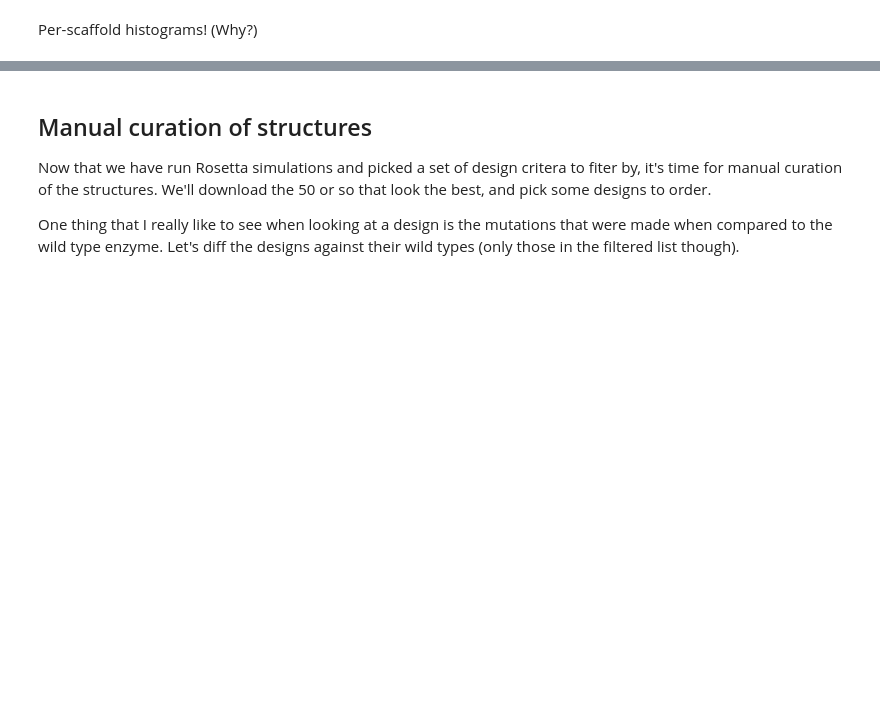
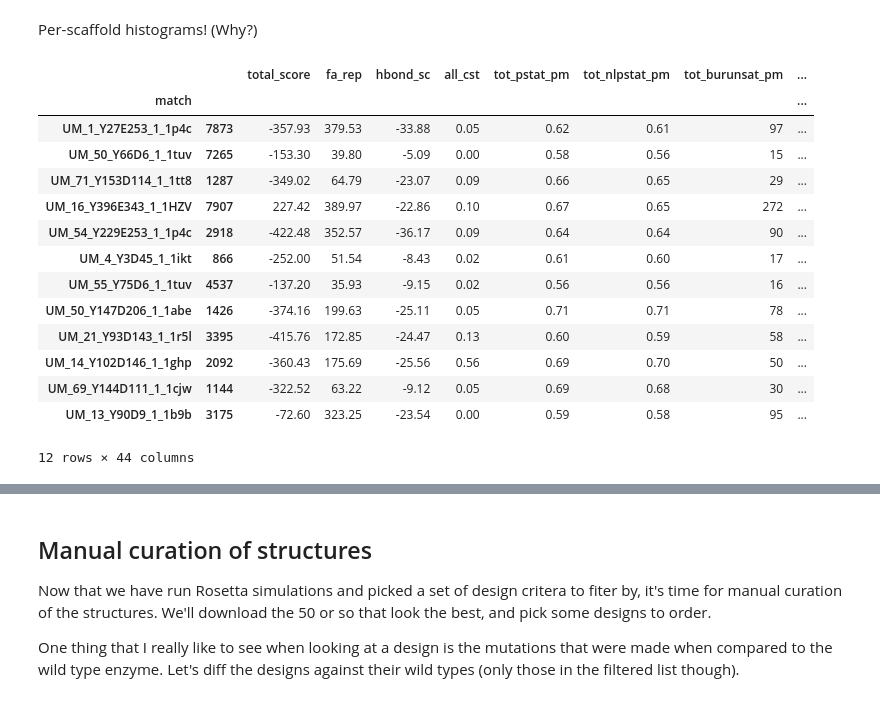
Before and after one commit to dacarlin/dnh-aro, a Jupyter notebook: Untitled.ipynb, the cells around one changed output, grey strips where cells are left out. Saved outputs shown, nothing was run; the diff lists cells and outputs as text; code cells hidden in the pictures; blank space fills up the shorter version.

```diff
--- a/Untitled.ipynb
+++ b/Untitled.ipynb
@@ -144,7 +147,7 @@ import matplotlib.pyplot as plt
 import pandas
 from glob import glob
 
-dfs = [ pandas.read_csv( i, sep='\s+' ) for i in glob( 'enzdes/out/*sc' ) ]
+dfs = [ pandas.read_csv( i, sep='\s+' ) for i in glob( 'results/*sc' ) ]
 df = pandas.concat( dfs ).dropna()
 df['scaffold'] = df.description.str.split( '_' ).str.get( 4 )
 df['match'] = df.description.str.split( '_11' ).str[0]
@@ -179,13 +182,11 @@ print len( grouped ), 'lowest from nstruct groups (should equal number of matche
 # %%
 filtered = grouped[
     ( grouped.all_cst < 1 ) &
-    ( grouped.SR_1_total_score < 0 ) &
-    ( grouped.SR_2_total_score < 0 ) &
-    ( grouped.SR_3_total_score < 0 ) &
-    ( grouped.SR_3_dsasa_1_2 > 0.9 )
+    ( grouped.SR_1_total_score < -1 ) &
+    ( grouped.SR_2_total_score < -1 ) &
+    ( grouped.SR_3_total_score < -1 ) &
+    ( grouped.SR_3_dsasa_1_2 > 0.90 )
 ]
-
-! mkdir results
 
 print len( filtered ), 'structures meet critera'
 filtered.to_csv( 'results/filtered.csv' )
@@ -201,7 +202,23 @@ Per-scaffold histograms! (Why?)
 #sf.total_score.hist(by=df.scaffold, figsize=(21,21), color='k', linewidth=0 )
 #plt.tight_layout()
 # %%
-filtered.sample( 5 )
+filtered.sample( 12 )
+# %% [output]
+|  |  | total_score | fa_rep | hbond_sc | all_cst | tot_pstat_pm | tot_nlpstat_pm | tot_burunsat_pm | ... |
+| match |  |  |  |  |  |  |  |  | ... |
+| UM_1_Y27E253_1_1p4c | 7873 | -357.93 | 379.53 | -33.88 | 0.05 | 0.62 | 0.61 | 97 | ... |
+| UM_50_Y66D6_1_1tuv | 7265 | -153.30 | 39.80 | -5.09 | 0.00 | 0.58 | 0.56 | 15 | ... |
+| UM_71_Y153D114_1_1tt8 | 1287 | -349.02 | 64.79 | -23.07 | 0.09 | 0.66 | 0.65 | 29 | ... |
+| UM_16_Y396E343_1_1HZV | 7907 | 227.42 | 389.97 | -22.86 | 0.10 | 0.67 | 0.65 | 272 | ... |
+| UM_54_Y229E253_1_1p4c | 2918 | -422.48 | 352.57 | -36.17 | 0.09 | 0.64 | 0.64 | 90 | ... |
+| UM_4_Y3D45_1_1ikt | 866 | -252.00 | 51.54 | -8.43 | 0.02 | 0.61 | 0.60 | 17 | ... |
+| UM_55_Y75D6_1_1tuv | 4537 | -137.20 | 35.93 | -9.15 | 0.02 | 0.56 | 0.56 | 16 | ... |
+| UM_50_Y147D206_1_1abe | 1426 | -374.16 | 199.63 | -25.11 | 0.05 | 0.71 | 0.71 | 78 | ... |
+| UM_21_Y93D143_1_1r5l | 3395 | -415.76 | 172.85 | -24.47 | 0.13 | 0.60 | 0.59 | 58 | ... |
+| UM_14_Y102D146_1_1ghp | 2092 | -360.43 | 175.69 | -25.56 | 0.56 | 0.69 | 0.70 | 50 | ... |
+| UM_69_Y144D111_1_1cjw | 1144 | -322.52 | 63.22 | -9.12 | 0.05 | 0.69 | 0.68 | 30 | ... |
+| UM_13_Y90D9_1_1b9b | 3175 | -72.60 | 323.25 | -23.54 | 0.00 | 0.59 | 0.58 | 95 | ... |
+12 rows × 44 columns
 # %%
 # use this when working on the cluster
 
```
Also changed, not shown: parts of 13 cells of this notebook.
